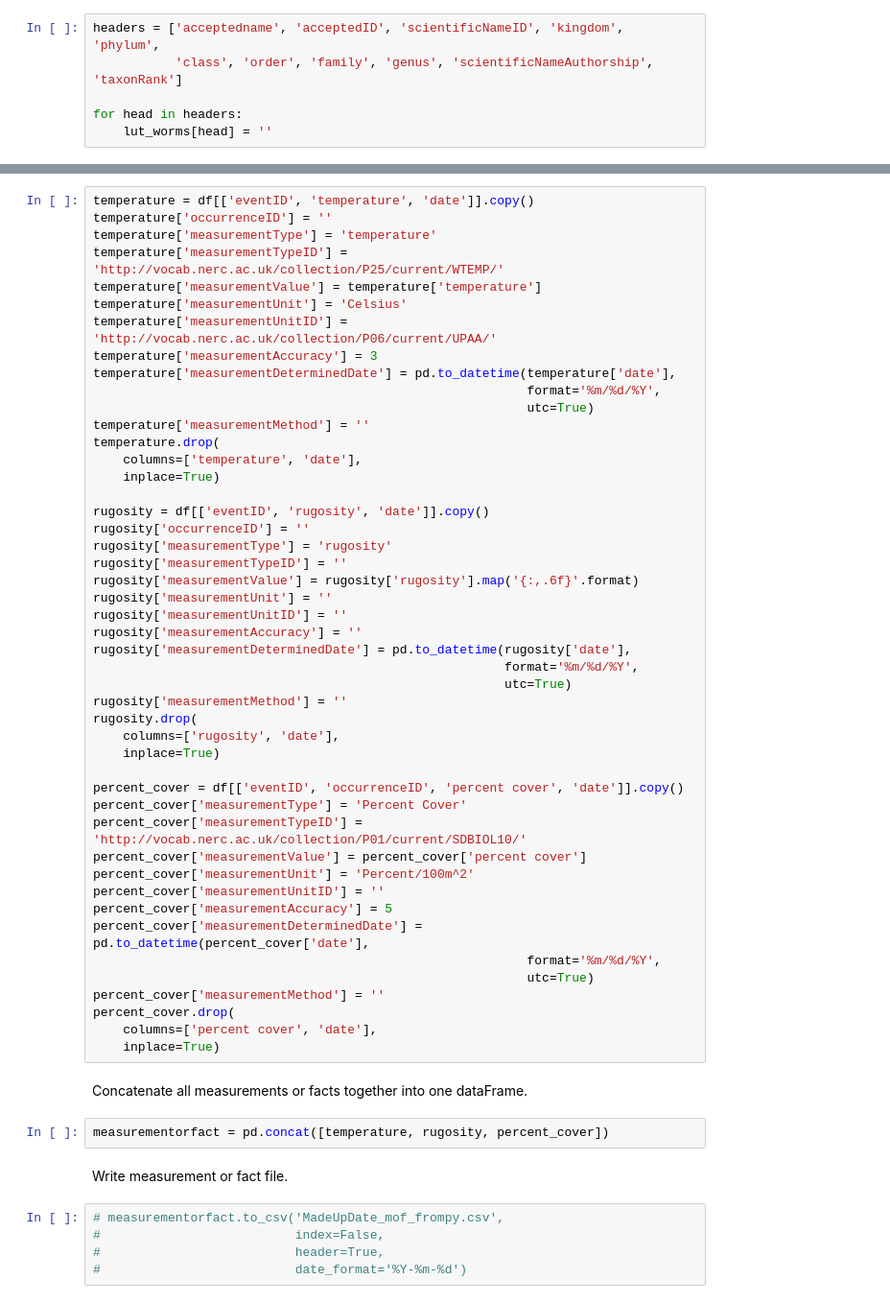
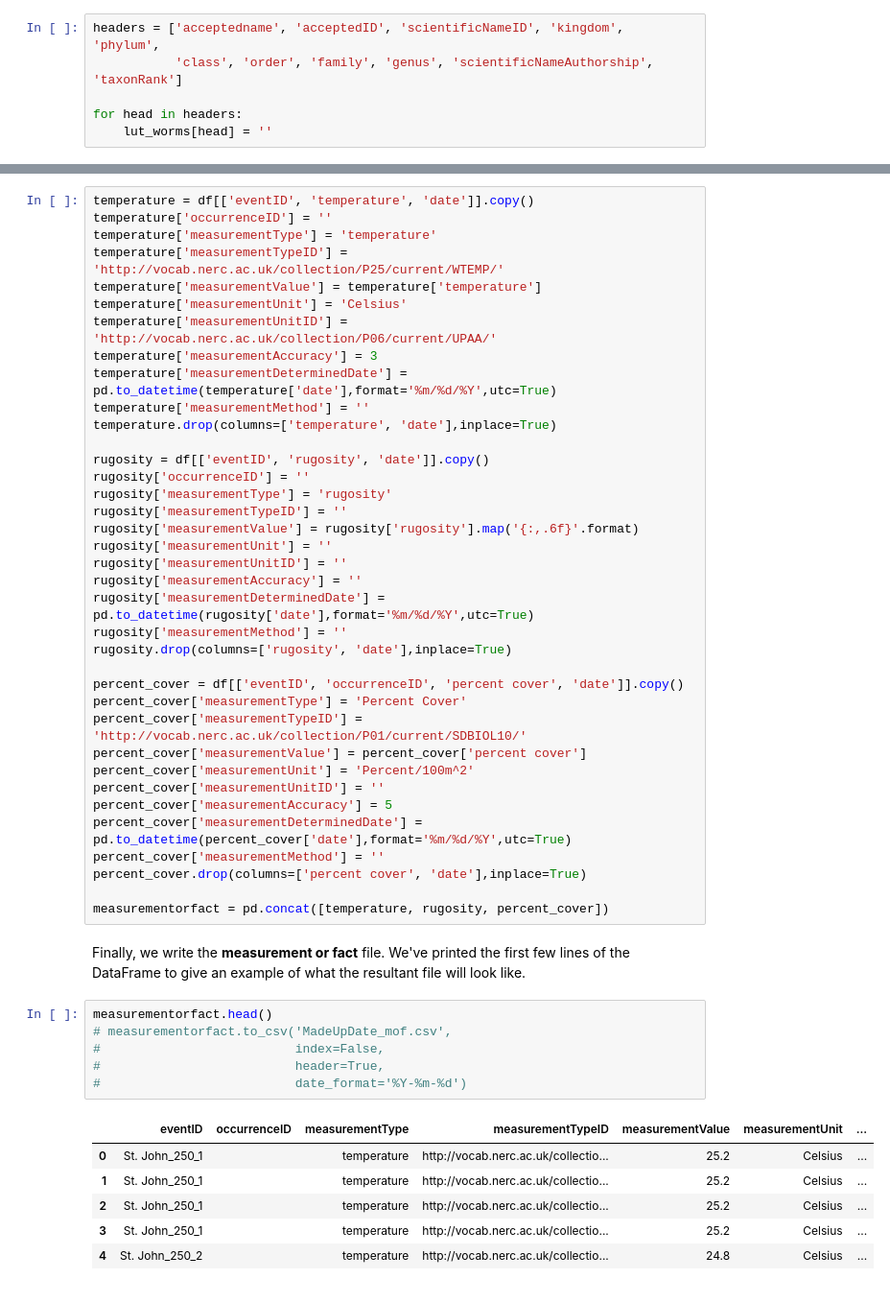
Before and after one commit to ioos/notebooks_demos, a Jupyter notebook: notebooks/2020-12-08-DataToDwC.ipynb, the cells around one changed output, grey strips where cells are left out. Shown at 96% size. Saved outputs shown, nothing was run; the diff lists cells and outputs as text.

```diff
--- a/notebooks/2020-12-08-DataToDwC.ipynb
+++ b/notebooks/2020-12-08-DataToDwC.ipynb
@@ -193,13 +209,9 @@ temperature['measurementValue'] = temperature['temperature']
 temperature['measurementUnit'] = 'Celsius'
 temperature['measurementUnitID'] = 'http://vocab.nerc.ac.uk/collection/P06/current/UPAA/'
 temperature['measurementAccuracy'] = 3
-temperature['measurementDeterminedDate'] = pd.to_datetime(temperature['date'],
-                                                          format='%m/%d/%Y',
-                                                          utc=True)
+temperature['measurementDeterminedDate'] = pd.to_datetime(temperature['date'],format='%m/%d/%Y',utc=True)
 temperature['measurementMethod'] = ''
-temperature.drop(
-    columns=['temperature', 'date'],
-    inplace=True)
+temperature.drop(columns=['temperature', 'date'],inplace=True)
 
 rugosity = df[['eventID', 'rugosity', 'date']].copy()
 rugosity['occurrenceID'] = ''
@@ -209,13 +221,9 @@ rugosity['measurementValue'] = rugosity['rugosity'].map('{:,.6f}'.format)
 rugosity['measurementUnit'] = ''
 rugosity['measurementUnitID'] = ''
 rugosity['measurementAccuracy'] = ''
-rugosity['measurementDeterminedDate'] = pd.to_datetime(rugosity['date'],
-                                                       format='%m/%d/%Y',
-                                                       utc=True)
+rugosity['measurementDeterminedDate'] = pd.to_datetime(rugosity['date'],format='%m/%d/%Y',utc=True)
 rugosity['measurementMethod'] = ''
-rugosity.drop(
-    columns=['rugosity', 'date'],
-    inplace=True)
+rugosity.drop(columns=['rugosity', 'date'],inplace=True)
 
 percent_cover = df[['eventID', 'occurrenceID', 'percent cover', 'date']].copy()
 percent_cover['measurementType'] = 'Percent Cover'
@@ -224,21 +232,23 @@ percent_cover['measurementValue'] = percent_cover['percent cover']
 percent_cover['measurementUnit'] = 'Percent/100m^2'
 percent_cover['measurementUnitID'] = ''
 percent_cover['measurementAccuracy'] = 5
-percent_cover['measurementDeterminedDate'] = pd.to_datetime(percent_cover['date'],
-                                                          format='%m/%d/%Y',
-                                                          utc=True)
+percent_cover['measurementDeterminedDate'] = pd.to_datetime(percent_cover['date'],format='%m/%d/%Y',utc=True)
 percent_cover['measurementMethod'] = ''
-percent_cover.drop(
-    columns=['percent cover', 'date'],
-    inplace=True)
+percent_cover.drop(columns=['percent cover', 'date'],inplace=True)
+
+measurementorfact = pd.concat([temperature, rugosity, percent_cover])
-# %% [markdown]
-Concatenate all measurements or facts together into one dataFrame.
-# %%
-measurementorfact = pd.concat([temperature, rugosity, percent_cover])
-# %% [markdown]
-Write measurement or fact file.
+# %% [markdown]
+Finally, we write the **measurement or fact** file. We've printed the first few lines of the DataFrame to give an example of what the resultant file will look like.
 # %%
-# measurementorfact.to_csv('MadeUpDate_mof_frompy.csv',
+measurementorfact.head()
+# measurementorfact.to_csv('MadeUpDate_mof.csv',
 #                          index=False,
 #                          header=True,
 #                          date_format='%Y-%m-%d')
+# %% [output]
+|  | eventID | occurrenceID | measurementType | measurementTypeID | measurementValue | measurementUnit | ... |
+| 0 | St. John_250_1 |  | temperature | http://vocab.nerc.ac.uk/collectio... | 25.2 | Celsius | ... |
+| 1 | St. John_250_1 |  | temperature | http://vocab.nerc.ac.uk/collectio... | 25.2 | Celsius | ... |
+| 2 | St. John_250_1 |  | temperature | http://vocab.nerc.ac.uk/collectio... | 25.2 | Celsius | ... |
+| 3 | St. John_250_1 |  | temperature | http://vocab.nerc.ac.uk/collectio... | 25.2 | Celsius | ... |
+| 4 | St. John_250_2 |  | temperature | http://vocab.nerc.ac.uk/collectio... | 24.8 | Celsius | ... |
```
Also changed, not shown: parts of 33 cells of this notebook.
